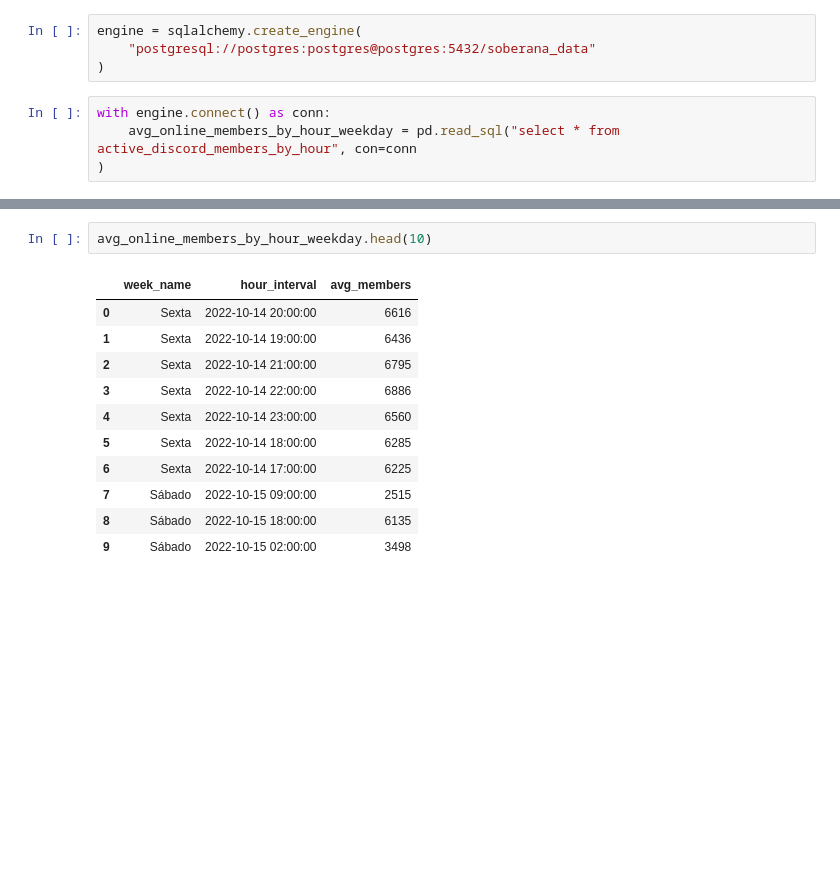
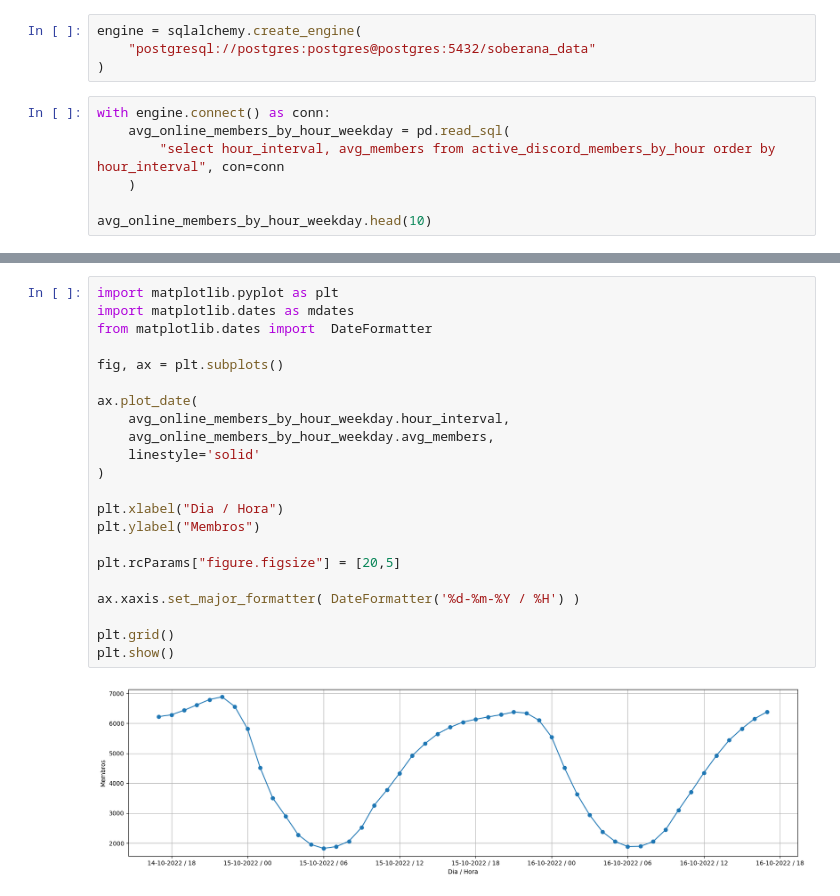
Before and after one commit to ndrluis/soberana-data-poc, a Jupyter notebook: notebooks/exemplo.ipynb, the cells around one changed output, grey strips where cells are left out. Saved outputs shown, nothing was run; the diff lists cells and outputs as text; blank space fills up the shorter version.

```diff
--- a/notebooks/exemplo.ipynb
+++ b/notebooks/exemplo.ipynb
@@ -30,5 +18,8 @@ engine = sqlalchemy.create_engine(
 )
 # %%
 with engine.connect() as conn:
-    avg_online_members_by_hour_weekday = pd.read_sql("select * from active_discord_members_by_hour", con=conn
-)
+    avg_online_members_by_hour_weekday = pd.read_sql(
+        "select hour_interval, avg_members from active_discord_members_by_hour order by hour_interval", con=conn
+    )
+
+avg_online_members_by_hour_weekday.head(10)
@@ -35,14 +38,24 @@ with engine.connect() as conn:
-# %%
-avg_online_members_by_hour_weekday.head(10)
-# %% [output]
-|  | week_name | hour_interval | avg_members |
-| 0 | Sexta | 2022-10-14 20:00:00 | 6616 |
-| 1 | Sexta | 2022-10-14 19:00:00 | 6436 |
-| 2 | Sexta | 2022-10-14 21:00:00 | 6795 |
-| 3 | Sexta | 2022-10-14 22:00:00 | 6886 |
-| 4 | Sexta | 2022-10-14 23:00:00 | 6560 |
-| 5 | Sexta | 2022-10-14 18:00:00 | 6285 |
-| 6 | Sexta | 2022-10-14 17:00:00 | 6225 |
-| 7 | Sábado | 2022-10-15 09:00:00 | 2515 |
-| 8 | Sábado | 2022-10-15 18:00:00 | 6135 |
-| 9 | Sábado | 2022-10-15 02:00:00 | 3498 |
+# %%
+import matplotlib.pyplot as plt
+import matplotlib.dates as mdates
+from matplotlib.dates import  DateFormatter
+
+fig, ax = plt.subplots()
+
+ax.plot_date(
+    avg_online_members_by_hour_weekday.hour_interval,
+    avg_online_members_by_hour_weekday.avg_members,
+    linestyle='solid'
+)
+
+plt.xlabel("Dia / Hora")
+plt.ylabel("Membros")
+
+plt.rcParams["figure.figsize"] = [20,5]
+
+ax.xaxis.set_major_formatter( DateFormatter('%d-%m-%Y / %H') )
+
+plt.grid()
+plt.show()
+# %% [output]
+[figure, added]
```
Also changed, not shown: parts of 3 cells of this notebook, 4 other files.
